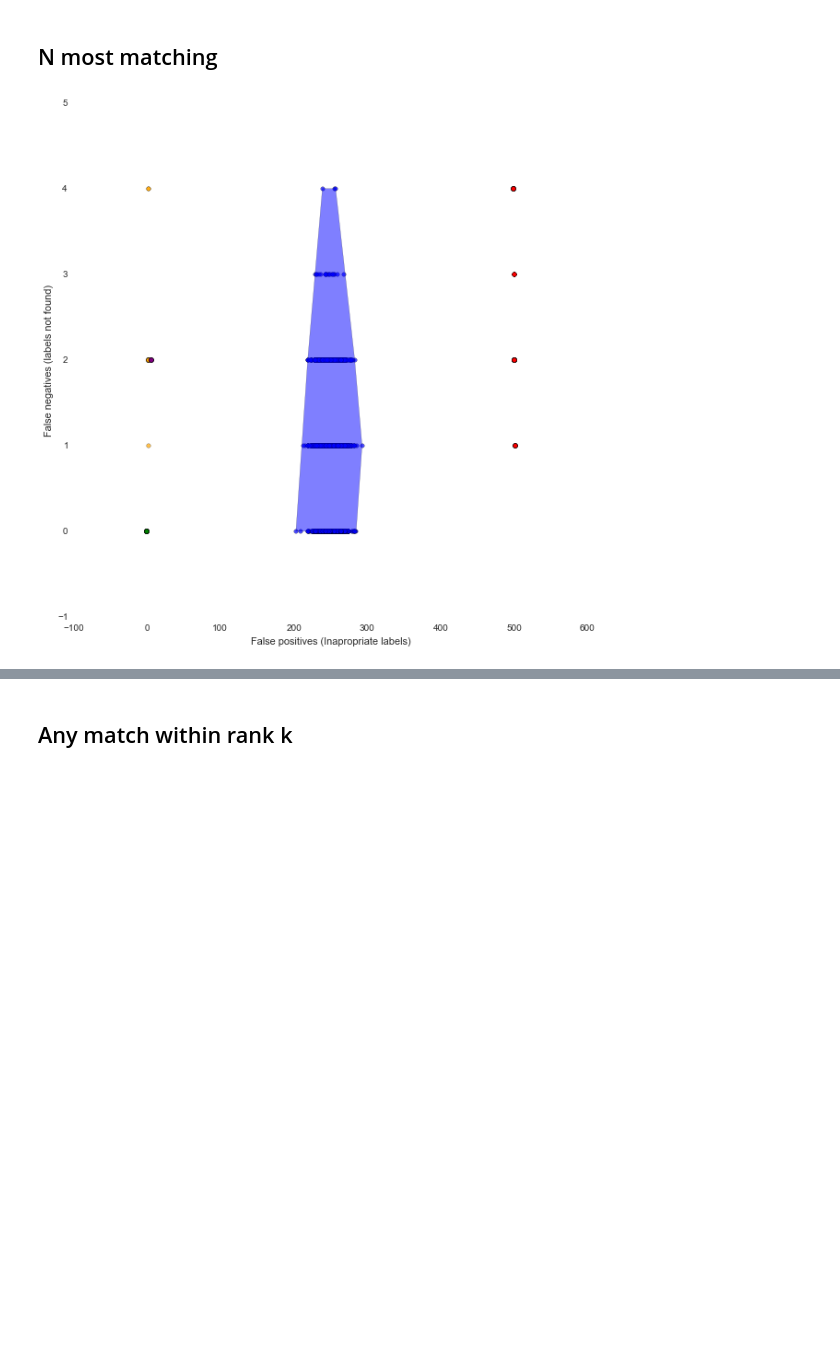
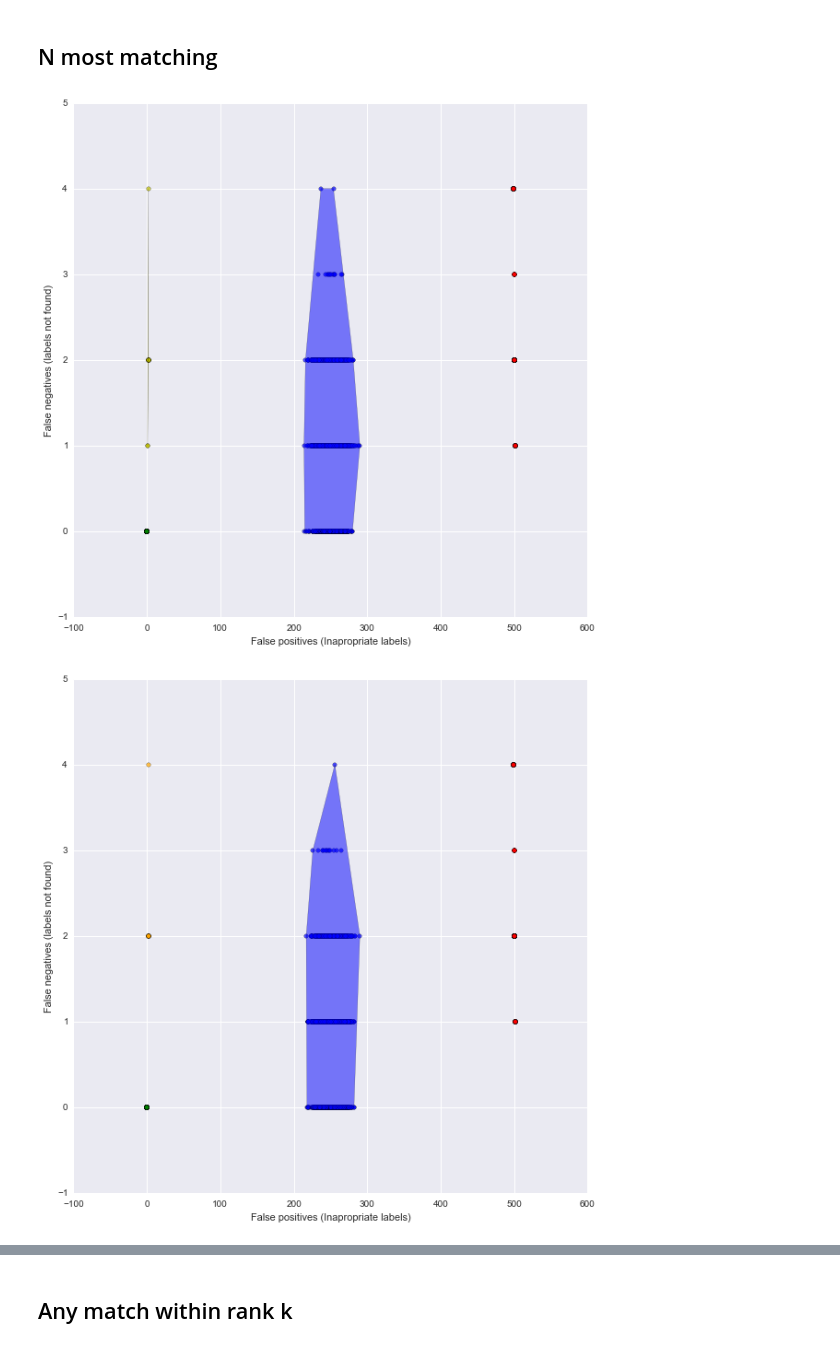
Before and after one commit to edouardklein/businessclassif, a Jupyter notebook: UsingDescriptiveWords.ipynb, the cells around one changed output, grey strips where cells are left out. Drawn from its saved outputs; the diff is of its cells as text; code cells hidden in the pictures; blank space fills up the shorter version.

```diff
--- a/UsingDescriptiveWords.ipynb
+++ b/UsingDescriptiveWords.ipynb
@@ -15,9 +15,10 @@ import matplotlib.pyplot as plt
 import pickle
 import re
 import pandas as pd
-import seaborn as sns
 import matplotlib.pyplot as plt
 %matplotlib inline
+import seaborn as sns
+sns.set_style('darkgrid')
 # %%
 cik2year_category = defaultdict(list)
 category2year_cik = defaultdict(list)
@@ -123,5 +126,11 @@ def plot(f, color, all_cat=all_categories, nb=None):
     plt.scatter(X,Y, c=color, alpha=.7)
     plt.xlabel('False positives (Inapropriate labels)')
     plt.ylabel('False negatives (labels not found)')
-plot(best, 'g'), plot(worst, 'r'), plot(coin_toss, 'b')
+def comparative_plot(plot_func, f=None, color=None, nb=None, all_cat=all_categories):
+    plot_func(coin_toss, 'b', all_cat=all_cat)
+    plot_func(best, 'g', all_cat=all_cat)
+    plot_func(worst, 'r', all_cat=all_cat)
+    if f:
+        plot_func(f, color, nb=nb, all_cat=all_cat)
+comparative_plot(plot)
 # %% [output]
@@ -217,33 +257,38 @@ plot(best, 'g'), plot(worst, 'r'), plot(coin_toss, 'b'), plot(all_must_match, 'y
 # %%
 def n_most_matching(cik, n, all_cat=all_categories):
     '''Return the n categories with the highest percentage of matching words'''
     text = cik2text(cik)
     matching_prop = {}  # \in [0;1], the proportion of descriptive words in the text
     for cat in all_cat:
         matching_prop[cat] = 0
         for word in d_words[cat]:
             if word in text:
                 matching_prop[cat] += 1
         matching_prop[cat] /= len(d_words[cat])
-    sorted_cats = sorted(list(matching_prop.keys()), key=lambda k: matching_prop[k])
+    sorted_cats = sorted(list(matching_prop.keys()), key=lambda k: matching_prop[k], reverse=True)
     return sorted_cats[0:n+1]
 
 def most_matching(cik, all_cat=all_categories):
     return n_most_matching(cik, 1, all_cat=all_cat)
 
 def most_2_matching(cik, all_cat=all_categories):
     return n_most_matching(cik, 2, all_cat=all_cat)
 
 def most_5_matching(cik, all_cat=all_categories):
     return n_most_matching(cik, 5, all_cat=all_cat)
 
 def most_20_matching(cik, all_cat=all_categories):
     return n_most_matching(cik, 5, all_cat=all_cat)
 
 plt.figure(figsize=(10,10))
-plot(best, 'g'), plot(worst, 'r'), plot(coin_toss, 'b'), plot(most_matching, 'y', nb=20)
-plot(most_2_matching, 'orange', nb=20), plot(most_5_matching, 'pink', nb=20)
-plot(most_20_matching, 'purple', nb=20)
+comparative_plot(plot, most_matching, 'y', nb=20)
+plt.figure(figsize=(10,10))
+comparative_plot(plot, most_2_matching, 'orange', nb=20)
+plt.figure(figsize=(10,10))
+comparative_plot(plot, most_5_matching, 'pink', nb=20)
+plt.figure(figsize=(10,10))
+comparative_plot(plot, most_20_matching, 'purple', nb=20)
 #plt.close()
 # %% [output]
-[figure, old version]
+[figure, new version]
+[figure, added]
```
Also changed, not shown: parts of 19 cells of this notebook, 2 other files.
